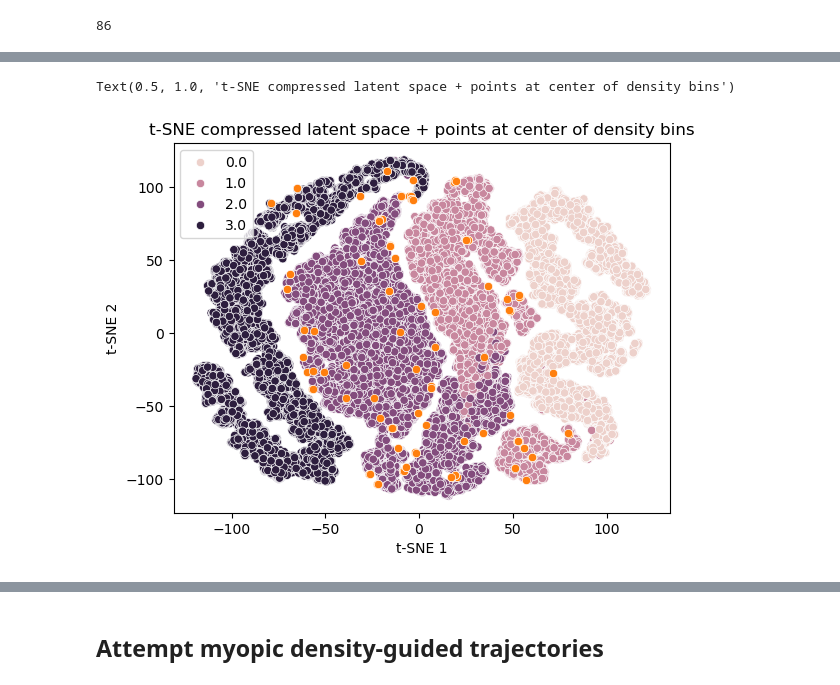
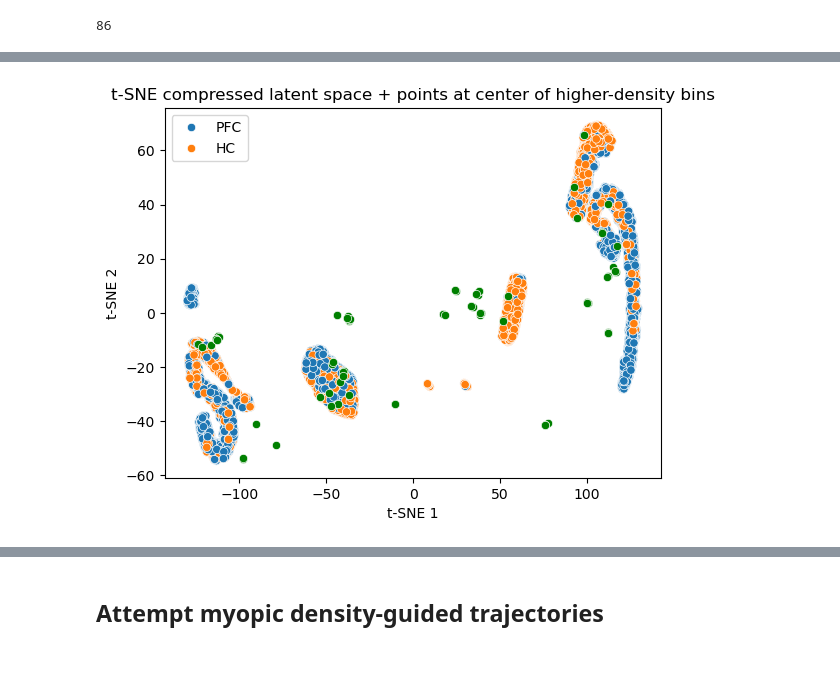
Before and after one commit to draeloslab/mm-vae, a Jupyter notebook: myopic_trajectories.ipynb, the cells around one changed output, grey strips where cells are left out. Drawn from its saved outputs; the diff is of its cells as text; code cells hidden in the pictures.

```diff
--- a/myopic_trajectories.ipynb
+++ b/myopic_trajectories.ipynb
@@ -309,0 +349,4 @@ min      -34.214813    -29.359503    -27.684828    -25.183409    -21.168283
+# %%
+# later can directly save these to a list without saving individual objects
+latent_space_qrt_bins = [latent_space_bin0, latent_space_bin1, latent_space_bin2, latent_space_bin3]
+kde_qrt_bins = [kde_bin0_qrt, kde_bin1_qrt, kde_bin2_qrt, kde_bin3_qrt]
@@ -616,3 +879,6 @@ sing
 len(kde_dict)
 # %% [output]
 86
+# %%
+df_latent2 = pd.read_csv(Config.LATENT_SPACE_CSV, index_col=0)
+df_latent2
@@ -621,5 +901,7 @@ len(kde_dict)
 
 x_embedded = TSNE(perplexity=30, random_state=22).fit_transform(latent_space)
 # %%
-latent_plus_center = np.concatenate((latent_space, np.array(center_bin_coords)))
+# create a numpy array with latent space coords + coords for center of bins
+latent_plus_center_nonempty = np.concatenate((latent_space, np.array(center_bin_coords)))
+latent_plus_center = np.concatenate((latent_space, np.array(center_bin_coords), np.array(center_bin_coords_empty)))
 # %%
@@ -627,5 +915,8 @@ x_embedded_plus = TSNE(perplexity=30, random_state=22).fit_transform(latent_plus
 # %%
+# NOTE: DO NOT USE df_gene TO GET STRAIN INFO - NOT SAME ORDER AS LATENT SPACE DF
+
 df_tsne = pd.DataFrame(x_embedded_plus, columns = ['t-SNE 1', 't-SNE 2'])
 df_tsne['label'] = df_latent['label']
 df_tsne['decoded_cfm'] = df_latent['decoded_cfm']
-df_tsne['strain'] = df_gene['Strain']
+df_tsne['strain'] = df_latent2['Strain']
+df_tsne['region'] = df_latent2['region']
@@ -648,8 +931,26 @@ df_tsne
 # %%
+# cmap1 = cm.get_cmap('gist_heat')
+# cmap2 = cm.get_cmap('Blues')
+# custom_palette = [cmap1(0.5), cmap1(0.85), cmap2(0.4), cmap2(0.99)]
+# bin_order = ['0.0', '1.0', '2.0', '3.0']
+
 plt.figure()
-sns.scatterplot(x='t-SNE 1', y='t-SNE 2', hue='label', data=df_tsne.iloc[:56651,:])
-sns.scatterplot(x='t-SNE 1', y='t-SNE 2', data=df_tsne.iloc[56651:,:])
-plt.title('t-SNE compressed latent space + points at center of density bins')
+sns.scatterplot(x='t-SNE 1', y='t-SNE 2', hue='region', data=df_tsne.iloc[:56651,:])
+ax1 = sns.scatterplot(x='t-SNE 1', y='t-SNE 2', data=df_tsne.iloc[56651:56738,:], color='green') # higher-density bins (86)
+# ax2 = sns.scatterplot(x='t-SNE 1', y='t-SNE 2', data=df_tsne.iloc[56738:56807,:], color='orange') # lower-density bins (68)
+# sns.scatterplot(x='t-SNE 1', y='t-SNE 2', data=df_tsne.iloc[56807:,:], color='red') # empty bins (1048422)
+plt.title('t-SNE compressed latent space + points at center of higher-density bins')
+
+custom_handles = [
+    # Line2D([0], [0], marker='o', color='w', markerfacecolor=custom_palette[0], markersize=6, label='bin 0'),
+    # Line2D([0], [0], marker='o', color='w', markerfacecolor=custom_palette[1], markersize=6, label='bin 1'),
+    # Line2D([0], [0], marker='o', color='w', markerfacecolor=custom_palette[2], markersize=6, label='bin 2'),
+    # Line2D([0], [0], marker='o', color='w', markerfacecolor=custom_palette[3], markersize=6, label='bin 3'),
+    Line2D([0], [0], marker='o', color='w', markerfacecolor='green', markersize=6, label='high-density bin'),
+    Line2D([0], [0], marker='o', color='w', markerfacecolor='blue', markersize=6, label='low-density bin'),
+    Line2D([0], [0], marker='o', color='w', markerfacecolor='orange', markersize=6, label='low-density bin')
+]
+
+# ax1.legend(handles=custom_handles)
 # %% [output]
-Text(0.5, 1.0, 't-SNE compressed latent space + points at center of density bins')
-[figure, old version]
+[figure, new version]
```
Also changed, not shown: parts of 59 cells of this notebook.
